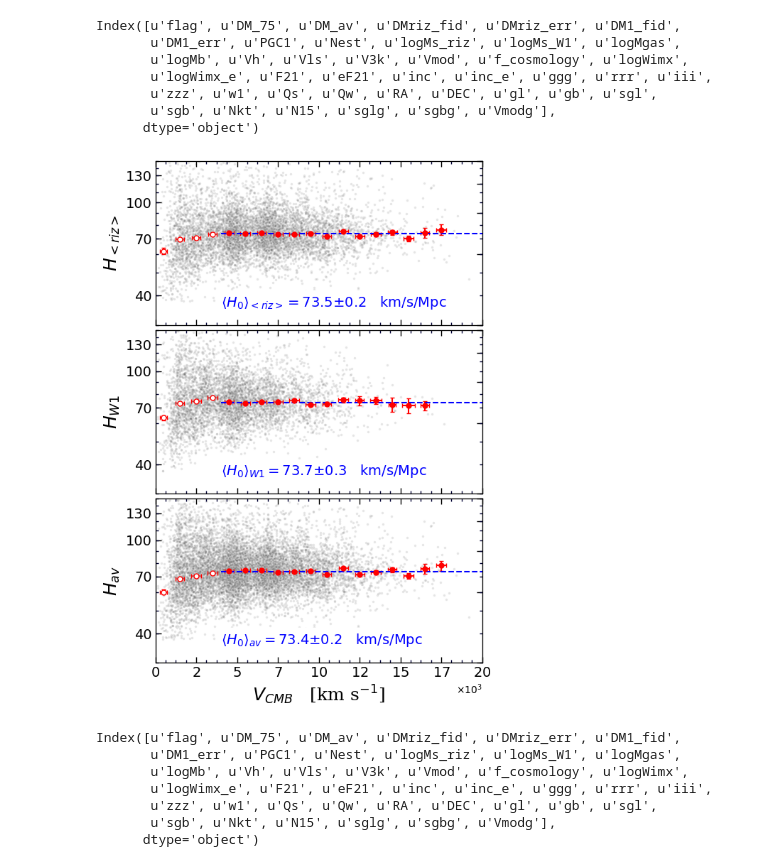
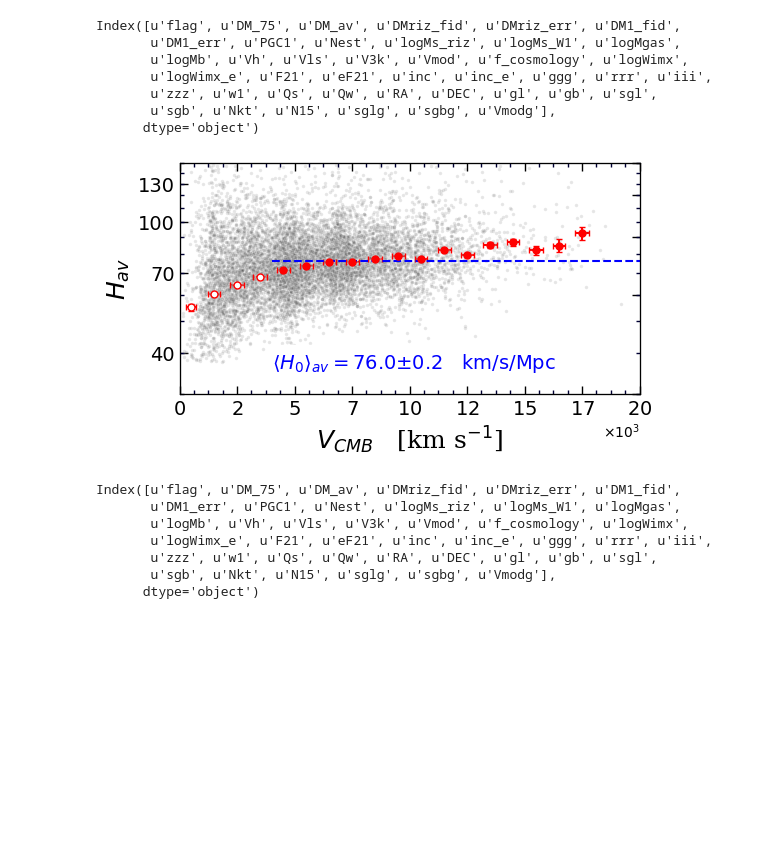
Before and after one commit to ekourkchi/test_TFRcatal, a Jupyter notebook: compare_BTFR_OP_IR.ipynb, the cells around one changed output. Cells and saved outputs as stored; diff of their text form; code cells hidden in the pictures; blank space fills up the shorter version.

```diff
--- a/compare_BTFR_OP_IR.ipynb
+++ b/compare_BTFR_OP_IR.ipynb
@@ -63,7 +63,7 @@ def set_axes(ax, xlim=None, ylim=None, fontsize=16, twinx=True, twiny=True, mino
 
         return x_ax, y_ax
 # %%
-df = pd.read_csv("BTFR_riz_distances.csv", sep=',')
+df = pd.read_csv("BTFR_riz_distances_noCorrection.csv", sep=',')
 
 for col in df.columns:
     newcol = col.strip()
@@ -83,5 +83,5 @@ driz.head()
 # %%
-df = pd.read_csv("BTFR_W1_distances.csv", sep=',')
+df = pd.read_csv("BTFR_W1_distances_noCorrection.csv", sep=',')
 
 for col in df.columns:
     newcol = col.strip()
@@ -180,6 +180,13 @@ adhi_list = [5072, 9670, 49734, 51401, 1737674, 3091777, 5807477]
 df_paper.loc[adhi_list]['flag'] = 0
 
 df_paper['DM_av'] = df_paper[['DMriz_fid', 'DM1_fid']].mean(axis=1)
+
+indx = (df_paper.Qs<3) & (df_paper.Qw>=3)
+df_paper['DM_av'][indx] = df_paper['DM1_fid'][indx]
+
+indx = (df_paper.Qs>=3) & (df_paper.Qw<3)
+df_paper['DM_av'][indx] = df_paper['DMriz_fid'][indx]
+
 df_paper['Dav'] = 10**((df_paper.DM_av-25)/5.)
 
 df_paper['DM_75'] = df_paper[['DM_75_riz', 'DM_75_w1']].mean(axis=1)
@@ -375,7 +390,7 @@ Index([u'PGC', u'flag', u'DM_75', u'DM_av', u'DMriz_fid', u'DMriz_err',
       dtype='object')
 10154
 # %%
-table   = np.genfromtxt('BTFR_CF4_Dist_bar.csv' , delimiter='|',
+table   = np.genfromtxt('BTFR_CF4_Dist_bar.NO.csv' , delimiter='|',
                         filling_values=-1000000, names=True, dtype=None, encoding=None)
 
 colnames = table.dtype.names
@@ -403,5 +418,4 @@ for key in colnames:
         myTable.add_column(Column(data=table[key], name=key, format='%0.2f'))
 
 ## to be used on EDD
-## Also good for the paper submission
-myTable.write('BTFR_CF4_Dist_bar', format='ascii.fixed_width',delimiter='|', bookend=False, overwrite=True)
+myTable.write('BTFR_CF4_Dist_bar.NO', format='ascii.fixed_width',delimiter='|', bookend=False, overwrite=True)
@@ -927,64 +987,64 @@ font = {'family': 'serif',
 
 ####################################################
 ####################################################
-ax = plt.subplot(gs[p]) ; p+=1
+# ax = plt.subplot(gs[p]) ; p+=1
 
-dff = df_paper[(df_paper.Qs>2)&(df_paper.logWimx>0)]
-X = dff.V3k.values
-Y  = np.log10(dff.Vmod.values)-(dff.DMriz_fid.values-25)/5.
-Ye = dff.DMriz_err.values/5.
+# dff = df_paper[(df_paper.Qs>2)&(df_paper.logWimx>0)]
+# X = dff.V3k.values
+# Y  = np.log10(dff.Vmod.values)-(dff.DMriz_fid.values-25)/5.
+# Ye = dff.DMriz_err.values/5.
 
-Y0 = dff.Vmod.values
-DM_75 = 5*np.log10(Y0/75.)+25.
-Y0 = DM_75-dff.DMriz_fid.values
+# Y0 = dff.Vmod.values
+# DM_75 = 5*np.log10(Y0/75.)+25.
+# Y0 = DM_75-dff.DMriz_fid.values
 
-ind, = np.where(np.abs(Y0)<1.5)
+# ind, = np.where(np.abs(Y0)<1.5)
 
-plotHubble(ax, X[ind], Y[ind], Ye[ind], band="<riz>")
-plt.setp(ax.get_xticklabels(), visible=False)
-ax.set_ylabel(r'$H_{<riz>}$', fontsize=18, fontdict=font)
-####################################################
-ax = plt.subplot(gs[p]) ; p+=1
+# plotHubble(ax, X[ind], Y[ind], Ye[ind], band="<riz>")
+# plt.setp(ax.get_xticklabels(), visible=False)
+# ax.set_ylabel(r'$H_{<riz>}$', fontsize=18, fontdict=font)
+# ####################################################
+# ax = plt.subplot(gs[p]) ; p+=1
 
-dff = df_paper[(df_paper.Qw>2)&(df_paper.logWimx>0)]
-X = dff.V3k.values
-Y  = np.log10(dff.Vmod.values)-(dff.DM1_fid.values-25)/5.
-Ye = dff.DM1_err.values/5.
+# dff = df_paper[(df_paper.Qw>2)&(df_paper.logWimx>0)]
+# X = dff.V3k.values
+# Y  = np.log10(dff.Vmod.values)-(dff.DM1_fid.values-25)/5.
+# Ye = dff.DM1_err.values/5.
 
-Y0 = dff.Vmod.values
-DM_75 = 5*np.log10(Y0/75.)+25.
-Y0 = DM_75-dff.DM1_fid.values
+# Y0 = dff.Vmod.values
+# DM_75 = 5*np.log10(Y0/75.)+25.
+# Y0 = DM_75-dff.DM1_fid.values
 
-ind, = np.where(np.abs(Y0)<1.5)
-plotHubble(ax, X[ind], Y[ind], Ye[ind], band="W1")
-plt.setp(ax.get_xticklabels(), visible=False)
-ax.set_ylabel(r'$H_{W1}$', fontsize=18, fontdict=font)
+# ind, = np.where(np.abs(Y0)<1.5)
+# plotHubble(ax, X[ind], Y[ind], Ye[ind], band="W1")
+# plt.setp(ax.get_xticklabels(), visible=False)
+# ax.set_ylabel(r'$H_{W1}$', fontsize=18, fontdict=font)
 
 ####################################################
 ax = plt.subplot(gs[p]) ; p+=1
 
 dff = df_paper[((df_paper.Qw>2)|(df_paper.Qs>2))&(df_paper.logWimx>0)]
 X = dff.V3k.values
 Y  = np.log10(dff.Vmod.values)-(dff.DM_av.values-25)/5.
 Ye = dff[["DMriz_err", "DM1_fid"]].mean(axis=1).values/5.
 
 Y0 = dff.Vmod.values
 DM_75 = 5*np.log10(Y0/75.)+25.
 Y0 = DM_75-dff.DM_av.values
 
 ind, = np.where(np.abs(Y0)<1.5)
 plotHubble(ax, X[ind], Y[ind], Ye[ind], band="av")
 # plt.setp(ax.get_xticklabels(), visible=False)
 ax.set_ylabel(r'$H_{av}$', fontsize=18, fontdict=font)
 
 
 
 ax.set_xlabel(r'$V_{CMB} $'+'   [km s'+r'$^{-1}$'+']', fontsize=18, fontdict=font)
 
 
 plt.subplots_adjust(hspace=0.03, wspace=0.2)
 # %% [output]
-[figure, old version]
+[figure, new version]
 # %%
 dff.columns
 # %% [output]
```
Also changed, not shown: parts of 18 cells of this notebook, 2 other files.
